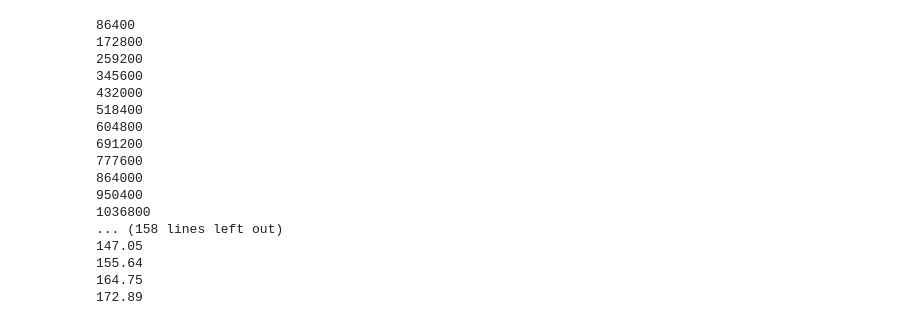
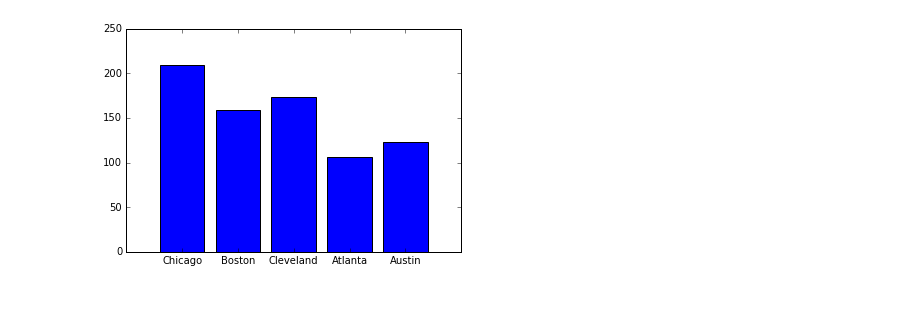
Before and after one commit to AschHarwood/Thinkful4, a Jupyter notebook: Weather Analysis.ipynb, the cells around one changed output. Drawn from its saved outputs; the diff is of its cells as text; code cells hidden in the pictures.

```diff
--- a/Weather Analysis.ipynb
+++ b/Weather Analysis.ipynb
@@ -74,27 +46,16 @@ plt.show()
 # %%
 temp_change = collections.defaultdict(int)
-for col in df.columns:
-    city_temp_vals = df[col].tolist()
+for col in df.columns: #for loop cycling through each column
+    city_temp_vals = df[col].tolist() #converts each column to a list
     city_temp_change = 0
     for k,v in enumerate(city_temp_vals):
-        if k < len(city_temp_vals) - 1:
+        if k < len(city_temp_vals)-1:
             city_temp_change += abs(city_temp_vals[k] - city_temp_vals[k+1])
-            print city_temp_change
+    temp_change[(col)] = city_temp_change
-# %% [output]
-86400
-172800
-259200
-345600
-432000
-518400
-604800
-691200
-777600
-864000
-950400
-1036800
-... (158 lines left out)
-147.05
-155.64
-164.75
-172.89
+# %%
+del temp_change['day_of_reading']
+plt.bar(range(len(temp_change)), temp_change.values(), align='center')
+plt.xticks(range(len(temp_change)), list(temp_change.keys()))
+plt.show()
+# %% [output]
+[figure, added]
```
Also changed, not shown: parts of 6 cells of this notebook, 2 other files.
